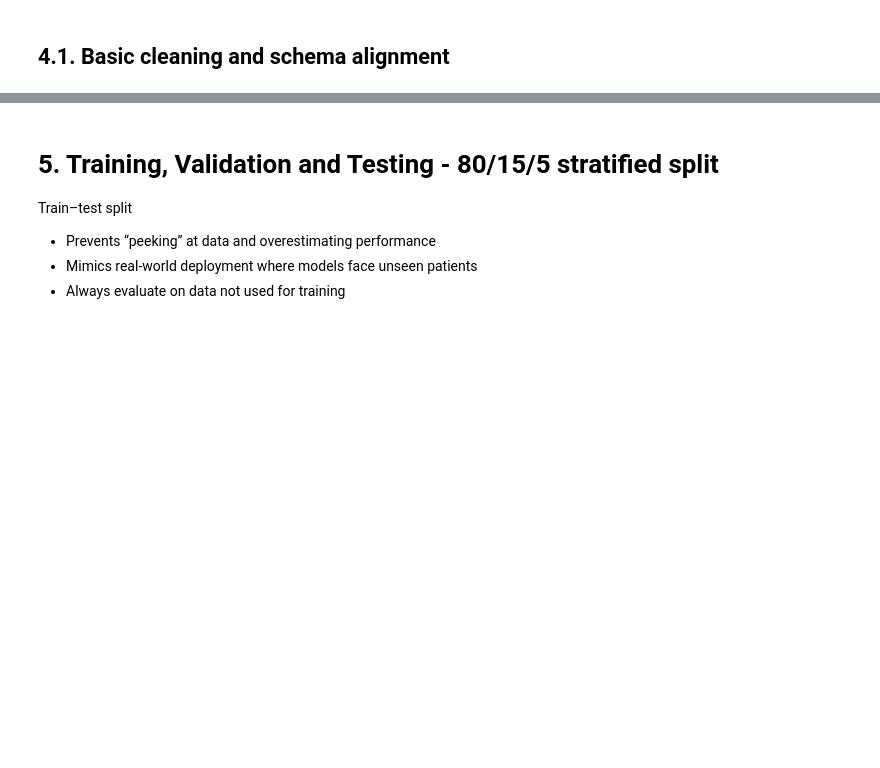
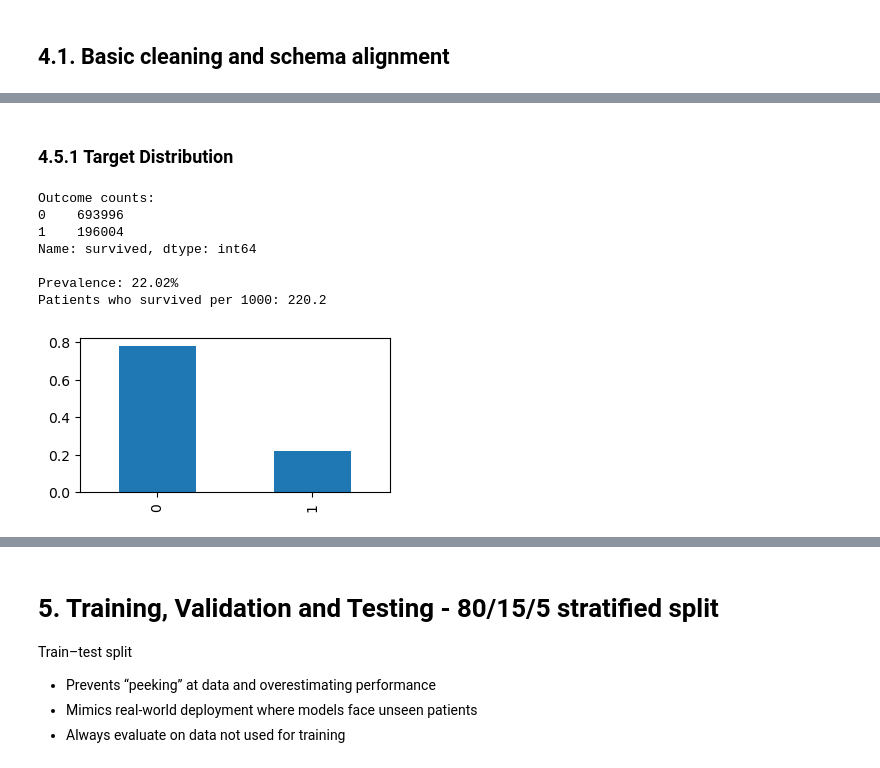
Before and after one commit to apayne185/RAI_opioid_risk_prevention, a Jupyter notebook: ML4HL_OD_RAI_toolbox.ipynb, the cells around one changed output, grey strips where cells are left out. Drawn from its saved outputs; the diff is of its cells as text; code cells hidden in the pictures; blank space fills up the shorter version.

```diff
--- a/ML4HL_OD_RAI_toolbox.ipynb
+++ b/ML4HL_OD_RAI_toolbox.ipynb
@@ -300,0 +305,24 @@ df.head()
+# %% [markdown]
+### 4.5.1 Target Distribution
+# %%
+# Outcome prevalence
+counts = df_raw[TARGET].value_counts(dropna=False)
+prevalence_percent = counts[1] / counts.sum() * 100
+positives_per_1000 = counts[1] / counts.sum() * 1000
+
+print("Outcome counts:")
+print(counts)
+print(f"\nPrevalence: {prevalence_percent:.2f}%")
+print(f"Patients who survived per 1000: {positives_per_1000:.1f}\n\n")
+
+plt.figure(figsize=(4,2))
+df['survived'].value_counts(normalize=True).plot(kind='bar');
+# %% [output]
+Outcome counts:
+0    693996
+1    196004
+Name: survived, dtype: int64
+
+Prevalence: 22.02%
+Patients who survived per 1000: 220.2
+[figure, added]
```
Also changed, not shown: parts of 60 cells of this notebook, 6 other files.
